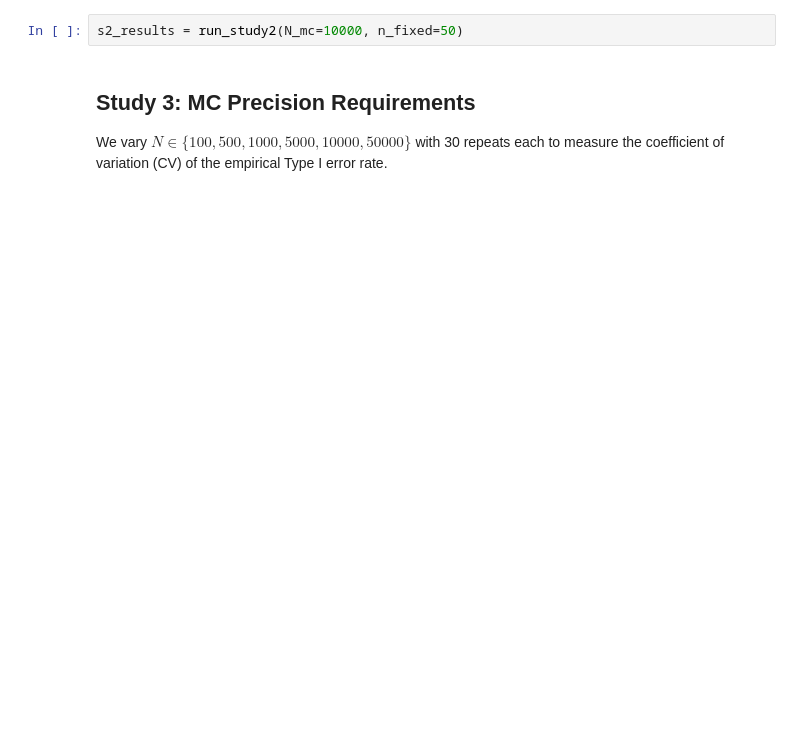
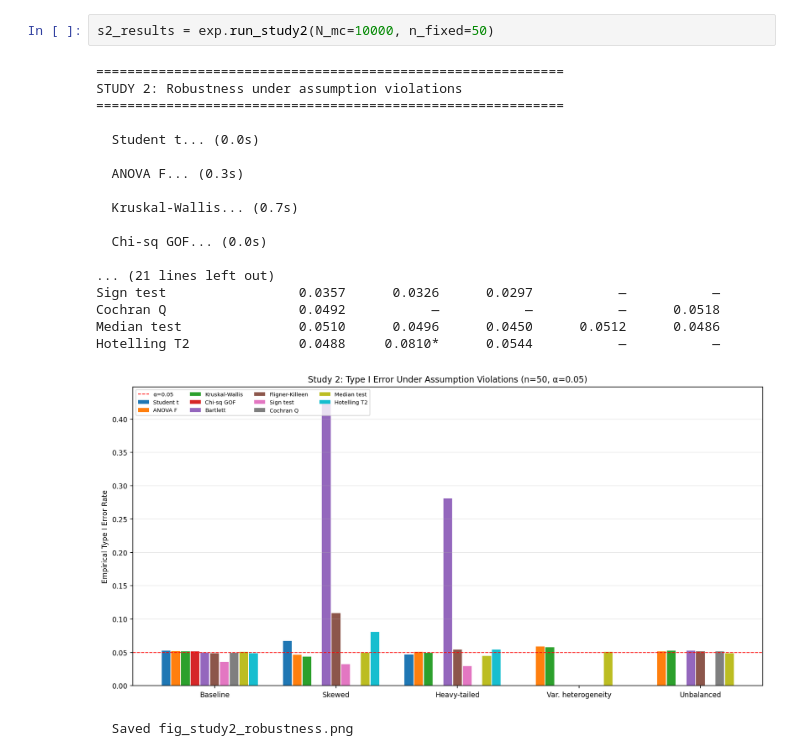
Before and after one commit to zhangys11/mc, a Jupyter notebook: null/experiments.ipynb, the cells around one changed output. Cells and saved outputs as stored; diff of their text form; blank space fills up the shorter version.

```diff
--- a/null/experiments.ipynb
+++ b/null/experiments.ipynb
@@ -725,6 +72,22 @@ def run_study2(N_mc=10000, n_fixed=50):
 # %%
-s2_results = run_study2(N_mc=10000, n_fixed=50)
+s2_results = exp.run_study2(N_mc=10000, n_fixed=50)
+# %% [output]
+============================================================
+STUDY 2: Robustness under assumption violations
+============================================================
+
+  Student t... (0.0s)
+
+  ANOVA F... (0.3s)
+
+  Kruskal-Wallis... (0.7s)
+
+  Chi-sq GOF... (0.0s)
+
+... (21 lines left out)
+Sign test                 0.0357      0.0326      0.0297           —           —
+Cochran Q                 0.0492           —           —           —      0.0518
+Median test               0.0510      0.0496      0.0450      0.0512      0.0486
+Hotelling T2              0.0488     0.0810*      0.0544           —           —
+[figure, added]
+  Saved fig_study2_robustness.png
-# %% [markdown]
-## Study 3: MC Precision Requirements
-
-We vary $N \in \{100, 500, 1000, 5000, 10000, 50000\}$ with 30 repeats each to measure the coefficient of variation (CV) of the empirical Type I error rate.
```
Also changed, not shown: parts of 22 cells of this notebook, 2 other files.
